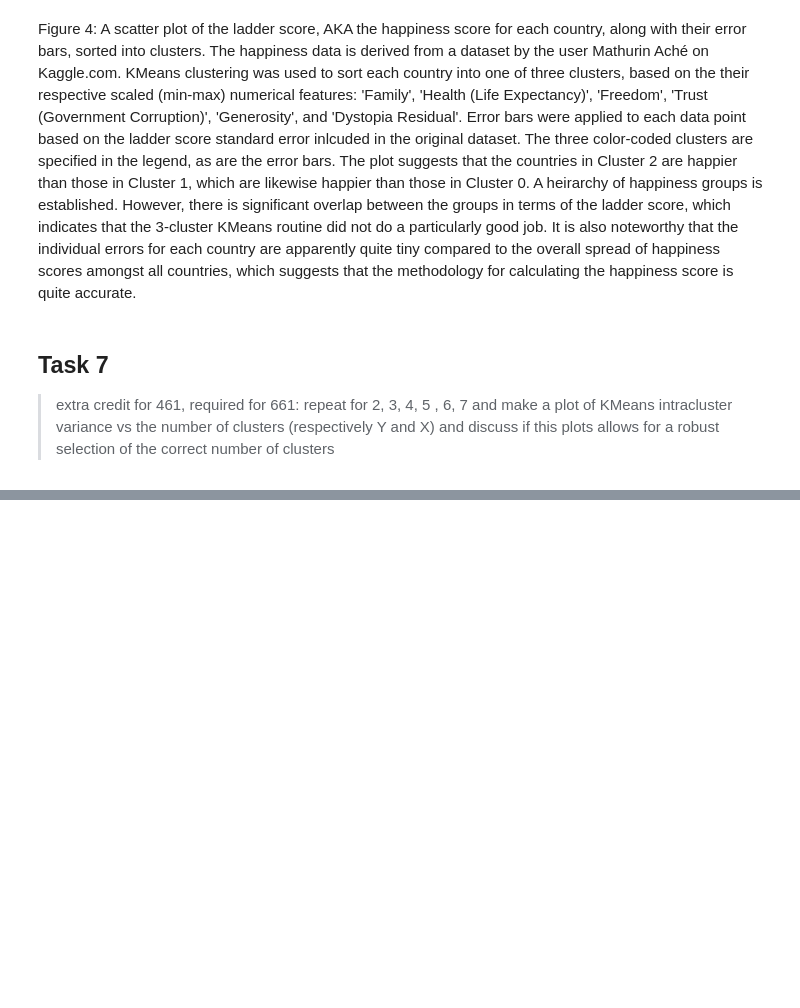
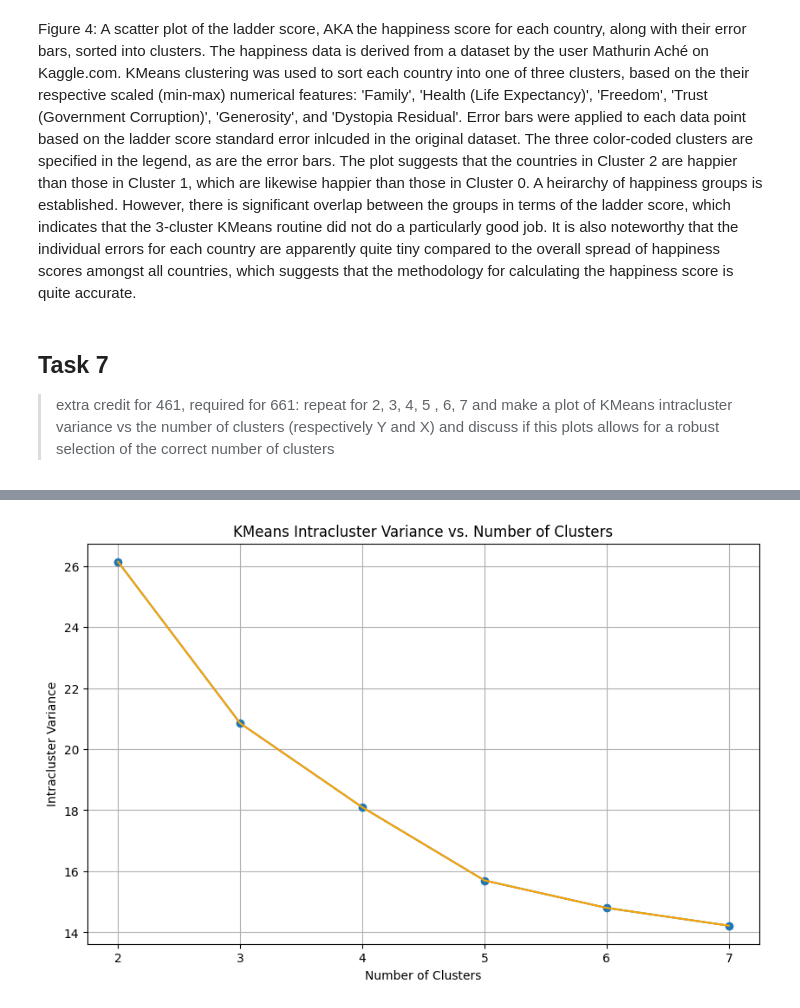
Before and after one commit to jarrodsb/DSPS_JBieber, a Jupyter notebook: HW7/Kaggle_data_scaling_and_clustering_Bieber_dsps25.ipynb, the cells around one changed output, grey strips where cells are left out. Saved outputs shown, nothing was run; the diff lists cells and outputs as text; code cells hidden in the pictures; blank space fills up the shorter version.

```diff
--- a/HW7/Kaggle_data_scaling_and_clustering_Bieber_dsps25.ipynb
+++ b/HW7/Kaggle_data_scaling_and_clustering_Bieber_dsps25.ipynb
@@ -302,0 +372,30 @@ Figure 4: A scatter plot of the ladder score, AKA the happiness score for each c
+# %%
+def intracluster_variance(data, n_clusters):
+    kmeans = sklearn.cluster.KMeans(n_clusters=n_clusters, n_init='auto', random_state=42)
+    kmeans.fit(data)
+    labels = kmeans.labels_
+    centroids = kmeans.cluster_centers_
+
+    # Calculate intracluster variance
+    icv = np.sum([np.sum(np.linalg.norm(data[labels == i] - centroids[i], axis=1)**2) for i in range(n_clusters)])
+
+    return icv
+# %%
+# Define the range of clusters to test
+n_clusters_range = range(2, 8)
+
+# Calculate intracluster variance for each number of clusters
+intracluster_variances = [intracluster_variance(scaled_features, n) for n in n_clusters_range]
+
+# Plot the intracluster variance vs. number of clusters
+plt.figure(figsize=(10, 6))
+plt.plot(n_clusters_range, intracluster_variances, marker='o')
+plt.plot(n_clusters_range, intracluster_variances, linestyle='-', color='orange')
+plt.xlabel('Number of Clusters')
+plt.ylabel('Intracluster Variance')
+plt.title('KMeans Intracluster Variance vs. Number of Clusters')
+plt.xticks(n_clusters_range)
+plt.grid(True)
+plt.show()
+# %% [output]
+[figure, added]
```
Also changed, not shown: parts of 7 cells of this notebook.
